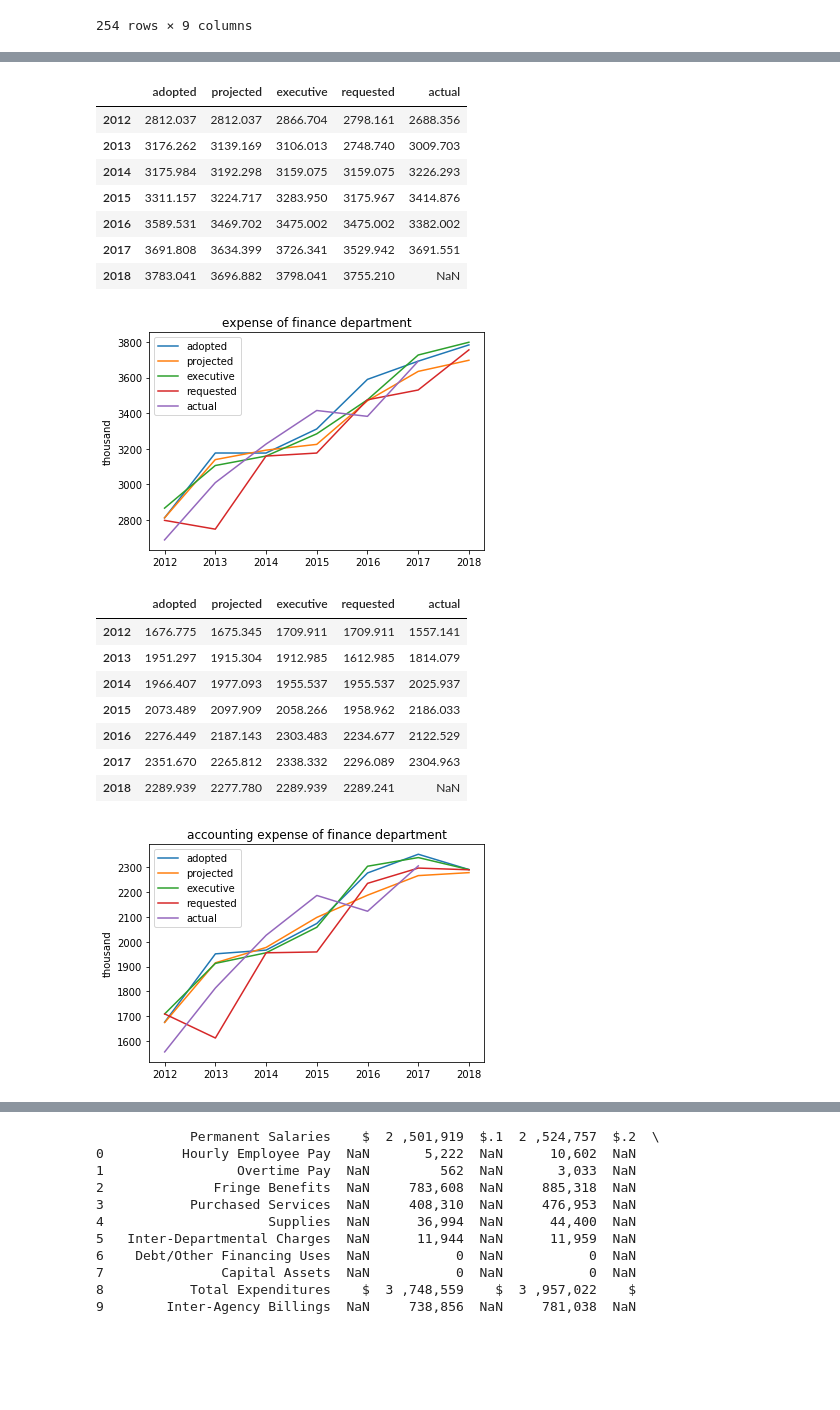
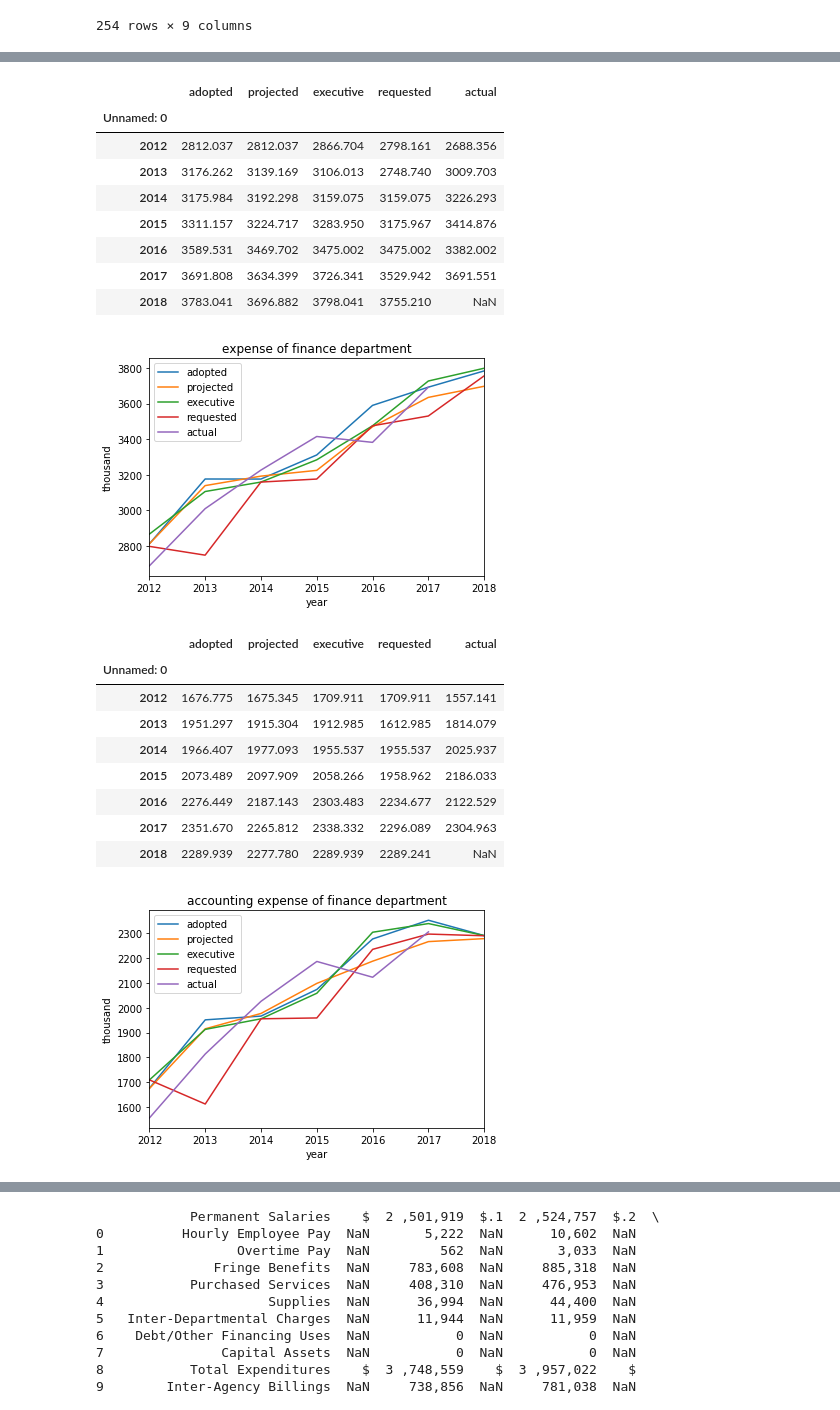
Before and after one commit to April-Zhong/s19-city-t2, a Jupyter notebook: data_analysis.ipynb, the cells around one changed output, grey strips where cells are left out. Saved outputs shown, nothing was run; the diff lists cells and outputs as text; code cells hidden in the pictures; blank space fills up the shorter version.

```diff
--- a/data_analysis.ipynb
+++ b/data_analysis.ipynb
@@ -158,13 +174,16 @@ df10["projected"] = df10["projected"] / 1000
 df10["executive"] = df10["executive"] / 1000
 df10["requested"] = df10["requested"] / 1000
 df10["actual"] = df10["actual"] / 1000
+df10 = df10.set_index('Unnamed: 0')
 ax = df10.plot.line(title = "expense of finance department")
 ax.set_ylabel('thousand')
+ax.set_xlabel("year")
 None
 ax
 df10
 # %% [output]
 |  | adopted | projected | executive | requested | actual |
+| Unnamed: 0 |  |  |  |  |  |
 | 2012 | 2812.037 | 2812.037 | 2866.704 | 2798.161 | 2688.356 |
 | 2013 | 3176.262 | 3139.169 | 3106.013 | 2748.740 | 3009.703 |
 | 2014 | 3175.984 | 3192.298 | 3159.075 | 3159.075 | 3226.293 |
@@ -172,28 +191,31 @@ df10
 | 2016 | 3589.531 | 3469.702 | 3475.002 | 3475.002 | 3382.002 |
 | 2017 | 3691.808 | 3634.399 | 3726.341 | 3529.942 | 3691.551 |
 | 2018 | 3783.041 | 3696.882 | 3798.041 | 3755.210 | NaN |
-[figure, old version]
+[figure, new version]
 # %%
 data2 = pd.read_excel('data_finance.xlsx', sheet_name='Sheet2')
 df9 = DataFrame(data2)
 df9["adopted"] = df9["adopted"] / 1000
 df9["projected"] = df9["projected"] / 1000
 df9["executive"] = df9["executive"] / 1000
 df9["requested"] = df9["requested"] / 1000
 df9["actual"] = df9["actual"] / 1000
+df9 = df9.set_index('Unnamed: 0')
 ax = df9.plot.line(title = "accounting expense of finance department")
+ax.set_xlabel("year")
 ax.set_ylabel('thousand')
 None
 ax
 df9
 # %% [output]
 |  | adopted | projected | executive | requested | actual |
+| Unnamed: 0 |  |  |  |  |  |
 | 2012 | 1676.775 | 1675.345 | 1709.911 | 1709.911 | 1557.141 |
 | 2013 | 1951.297 | 1915.304 | 1912.985 | 1612.985 | 1814.079 |
 | 2014 | 1966.407 | 1977.093 | 1955.537 | 1955.537 | 2025.937 |
 | 2015 | 2073.489 | 2097.909 | 2058.266 | 1958.962 | 2186.033 |
 | 2016 | 2276.449 | 2187.143 | 2303.483 | 2234.677 | 2122.529 |
 | 2017 | 2351.670 | 2265.812 | 2338.332 | 2296.089 | 2304.963 |
 | 2018 | 2289.939 | 2277.780 | 2289.939 | 2289.241 | NaN |
-[figure, old version]
+[figure, new version]
 # %%
```
Also changed, not shown: parts of 18 cells of this notebook.
